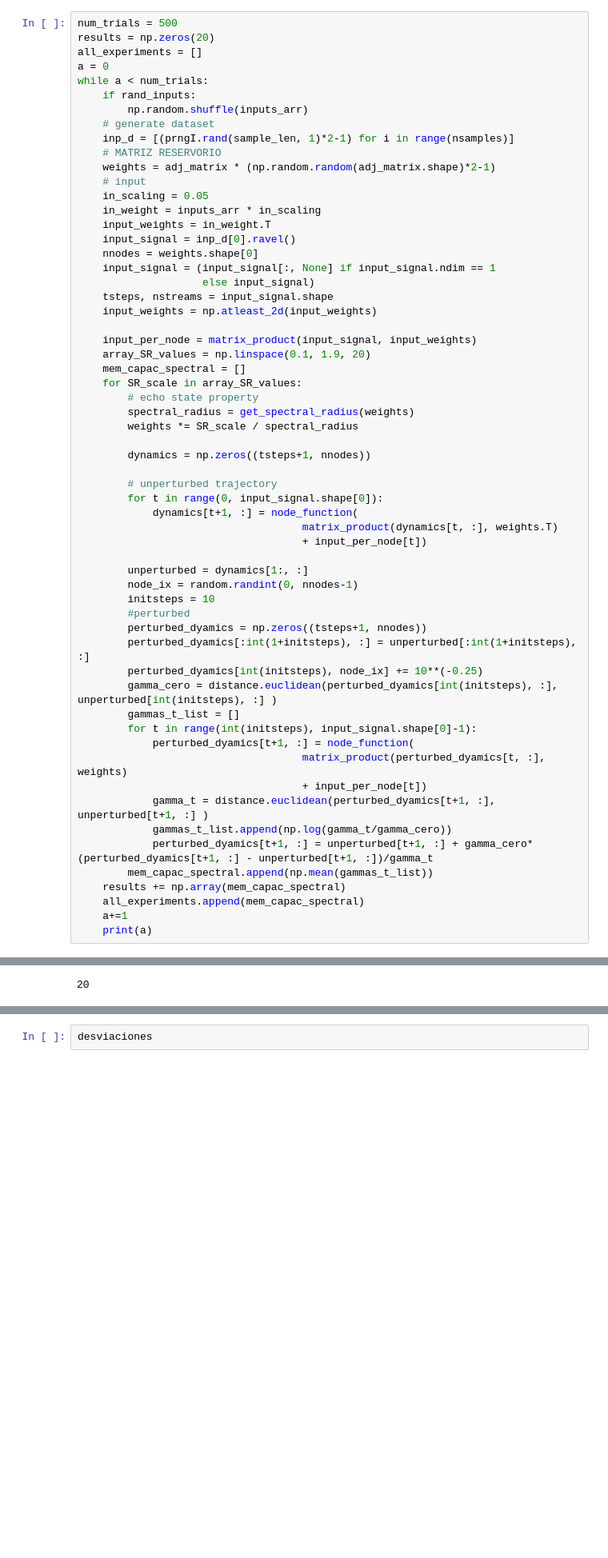
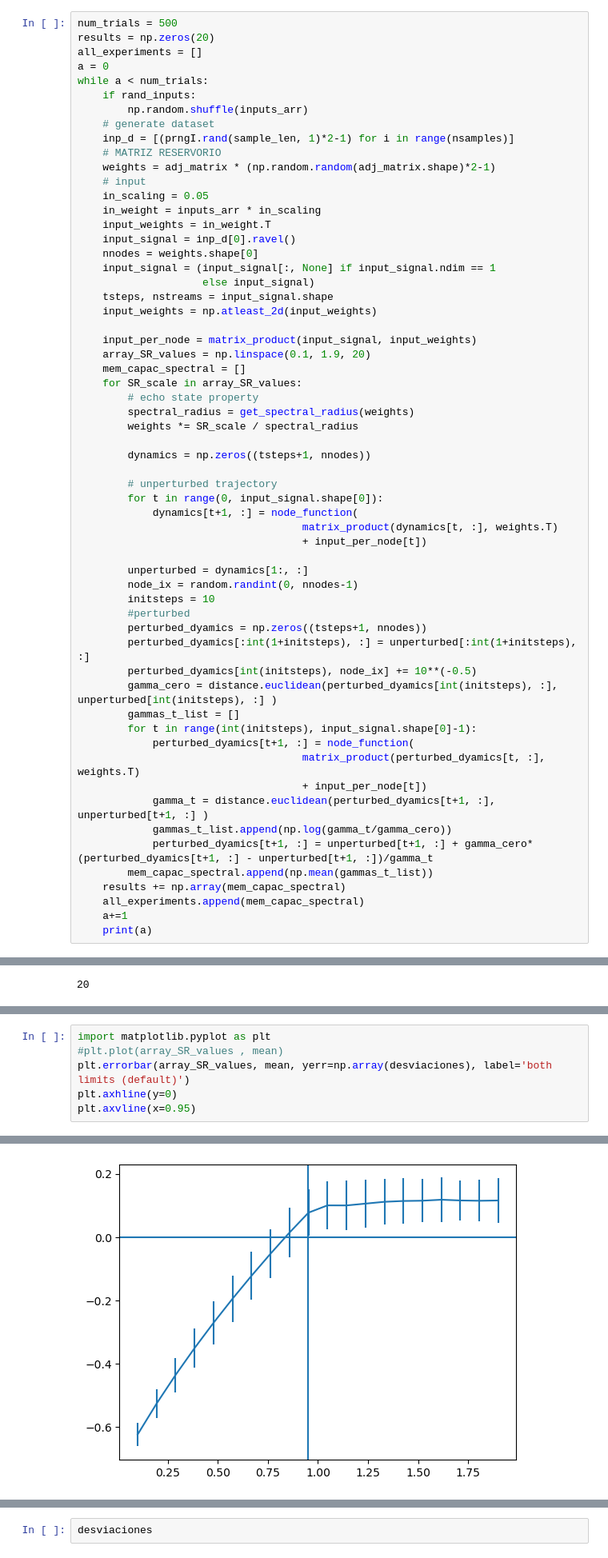
Before and after one commit to vms10/paper_reservoirTRUE, a Jupyter notebook: barrido_MLE.ipynb, the cells around one changed output, grey strips where cells are left out. Shown at 80% size. Cells and saved outputs as stored; diff of their text form; blank space fills up the shorter version.

```diff
--- a/barrido_MLE.ipynb
+++ b/barrido_MLE.ipynb
@@ -101,12 +101,12 @@ while a < num_trials:
         #perturbed
         perturbed_dyamics = np.zeros((tsteps+1, nnodes))
         perturbed_dyamics[:int(1+initsteps), :] = unperturbed[:int(1+initsteps), :]
-        perturbed_dyamics[int(initsteps), node_ix] += 10**(-0.25)
+        perturbed_dyamics[int(initsteps), node_ix] += 10**(-0.5)
         gamma_cero = distance.euclidean(perturbed_dyamics[int(initsteps), :], unperturbed[int(initsteps), :] )
         gammas_t_list = []
         for t in range(int(initsteps), input_signal.shape[0]-1):
             perturbed_dyamics[t+1, :] = node_function(
-                                    matrix_product(perturbed_dyamics[t, :], weights)
+                                    matrix_product(perturbed_dyamics[t, :], weights.T)
                                     + input_per_node[t])
             gamma_t = distance.euclidean(perturbed_dyamics[t+1, :], unperturbed[t+1, :] )
             gammas_t_list.append(np.log(gamma_t/gamma_cero))
@@ -147,3 +147,10 @@ for i in range(len(all_experiments[0])):
         results.append(experiment[i])
     desviaciones.append(np.std(results))
     mean.append(np.mean(results))
+# %%
+import matplotlib.pyplot as plt
+#plt.plot(array_SR_values , mean)
+plt.errorbar(array_SR_values, mean, yerr=np.array(desviaciones), label='both limits (default)')
+plt.axhline(y=0)
+plt.axvline(x=0.95)
+# %% [output]
@@ -149,0 +158 @@ for i in range(len(all_experiments[0])):
+[figure, added]
```
Also changed, not shown: parts of 9 cells of this notebook, 9 other files.
